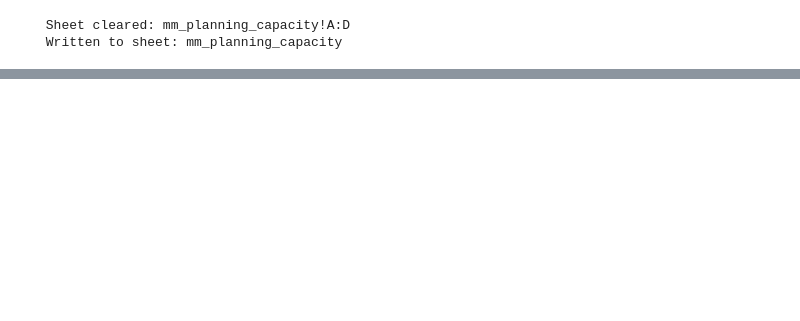
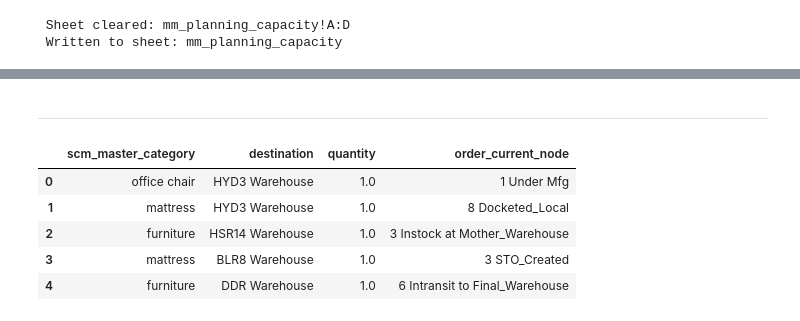
Before and after one commit to ShuvenduPritamWakefit/sto-alert-automation, a Jupyter notebook: daily_sto_alert_fetch.ipynb, the cells around one changed output, grey strips where cells are left out. Cells and saved outputs as stored; diff of their text form; code cells hidden in the pictures; blank space fills up the shorter version.

```diff
--- a/daily_sto_alert_fetch.ipynb
+++ b/daily_sto_alert_fetch.ipynb
@@ -981,0 +1226,2 @@ warehouses with no sofa sales (ratio set to 1): 7
+# %% [markdown]
+----
@@ -981,0 +1236,10 @@ warehouses with no sofa sales (ratio set to 1): 7
+# %%
+planning_sheet_data = planning_sheet_data[['scm_master_category', 'destination', 'quantity', 'order_current_node']].copy()
+planning_sheet_data.head(5)
+# %% [output]
+|  | scm_master_category | destination | quantity | order_current_node |
+| 0 | office chair | HYD3 Warehouse | 1.0 | 1 Under Mfg |
+| 1 | mattress | HYD3 Warehouse | 1.0 | 8 Docketed_Local |
+| 2 | furniture | HSR14 Warehouse | 1.0 | 3 Instock at Mother_Warehouse |
+| 3 | mattress | BLR8 Warehouse | 1.0 | 3 STO_Created |
+| 4 | furniture | DDR Warehouse | 1.0 | 6 Intransit to Final_Warehouse |
```
Also changed, not shown: parts of 35 cells of this notebook.
